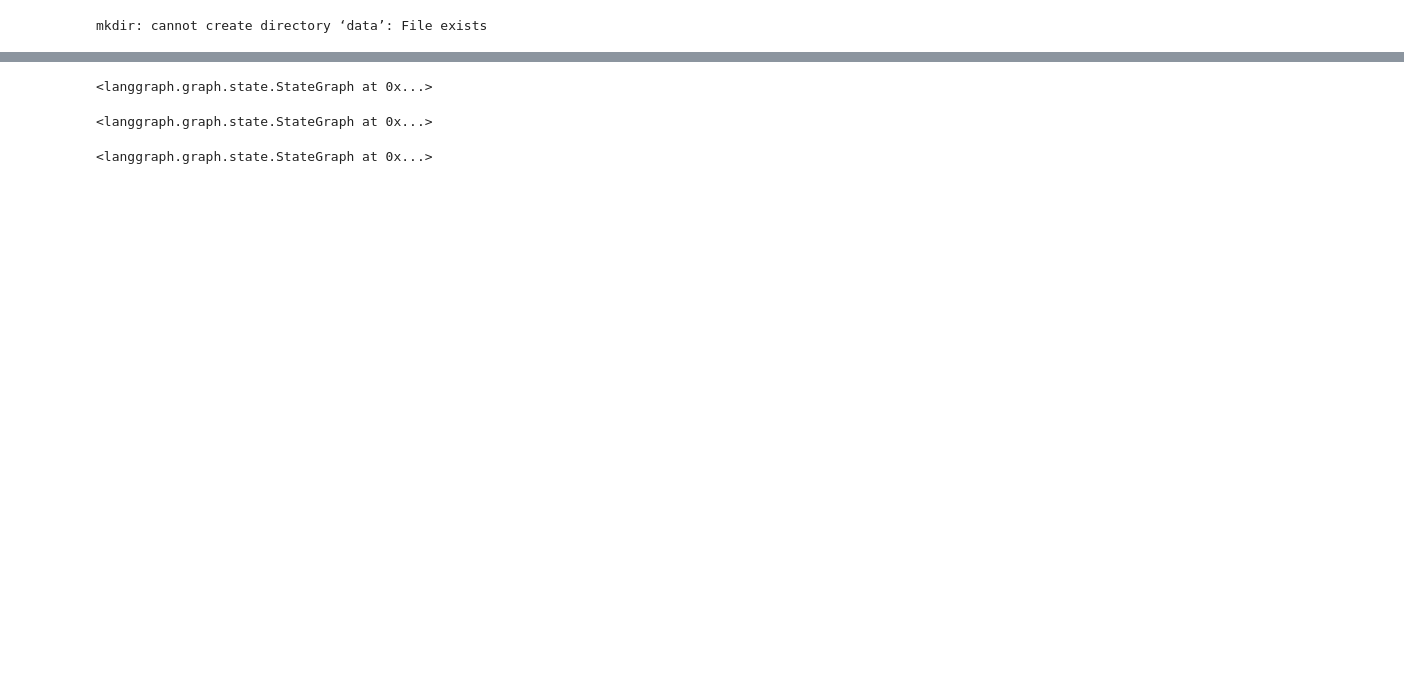
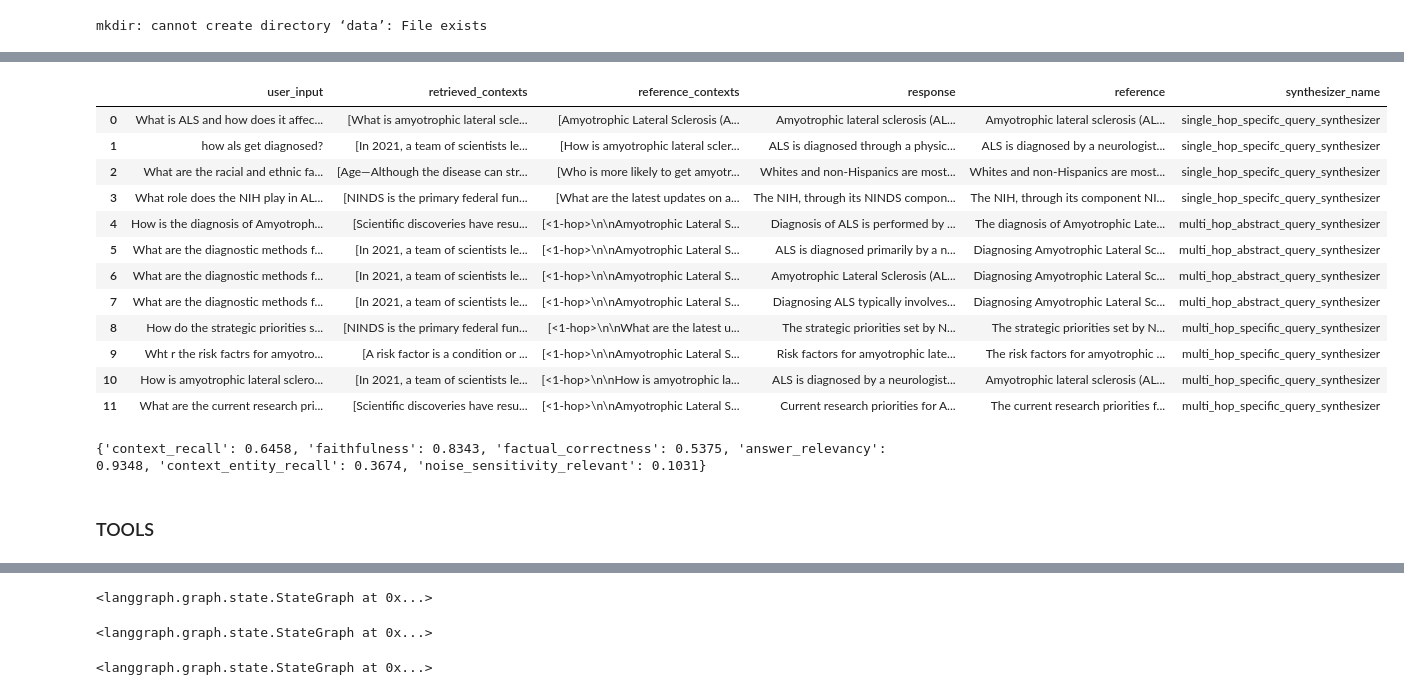
Before and after one commit to ernestobalanzar/AIE5-Midterm, a Jupyter notebook: midterm-1.ipynb, the cells around one changed output, grey strips where cells are left out. Drawn from its saved outputs; the diff is of its cells as text; code cells hidden in the pictures; blank space fills up the shorter version.

```diff
--- a/midterm-1.ipynb
+++ b/midterm-1.ipynb
@@ -53,17 +45,24 @@ Files in data/: ['symotoms.html', 'overview.html', 'mayo-als.html']
 # %%
-from langchain_community.document_loaders import DirectoryLoader
-from langchain_community.document_loaders import BSHTMLLoader
+from langchain_community.document_loaders import DirectoryLoader, BSHTMLLoader, PyPDFLoader
 
 path = "data/"
-text_loader = DirectoryLoader(path, glob="*.html", loader_cls=BSHTMLLoader)
 
-docs = text_loader.load()
+# Load HTML files
+html_loader = DirectoryLoader(path, glob="*.html", loader_cls=BSHTMLLoader)
+html_docs = html_loader.load()
+
+# Load PDF files
+pdf_loader = DirectoryLoader(path, glob="*.pdf", loader_cls=PyPDFLoader)
+pdf_docs = pdf_loader.load()
+
+# Combine both document lists
+docs = html_docs + pdf_docs
 # %%
 from langchain_text_splitters import RecursiveCharacterTextSplitter
 
 text_splitter = RecursiveCharacterTextSplitter(
-    chunk_size = 750,
-    chunk_overlap  = 20,
+    chunk_size = 850,
+    chunk_overlap  = 50,
     length_function = len
 )
 split_documents =  text_splitter.split_documents(docs)
@@ -137,7 +136,7 @@ graph_builder = StateGraph(State).add_sequence([retrieve, generate])
 graph_builder.add_edge(START, "retrieve");
 graph = graph_builder.compile();
 # %%
-response = graph.invoke({"question": "what are the symptoms of ALS?"})
+response = graph.invoke({"question": "Who is more likely to get ALS?"})
 # %%
 response["response"];
 print(response["response"])
@@ -145,0 +147,16 @@ Symptoms of ALS can vary but typically include gradual onset of muscle weakness,
+# %%
+from ragas.llms import LangchainLLMWrapper
+from ragas.embeddings import LangchainEmbeddingsWrapper
+from langchain_openai import ChatOpenAI
+from langchain_openai import OpenAIEmbeddings
+from ragas.metrics import LLMContextRecall, Faithfulness, FactualCorrectness, ResponseRelevancy, ContextEntityRecall, NoiseSensitivity
+from ragas import evaluate, RunConfig, EvaluationDataset
+
+
+generator_llm = LangchainLLMWrapper(ChatOpenAI(model="gpt-4o"))
+generator_embeddings = LangchainEmbeddingsWrapper(OpenAIEmbeddings())
+
+from ragas.testset import TestsetGenerator
+
+generator = TestsetGenerator(llm=generator_llm, embedding_model=generator_embeddings)
+dataset = generator.generate_with_langchain_docs(docs, testset_size=10)
@@ -146,3 +180,43 @@ Symptoms of ALS can vary but typically include gradual onset of muscle weakness,
+# %%
+for test_row in dataset:
+  response = graph.invoke({"question" : test_row.eval_sample.user_input})
+  test_row.eval_sample.response = response["response"]
+  test_row.eval_sample.retrieved_contexts = [context.page_content for context in response["context"]]
+
+dataset.to_pandas()
+# %% [output]
+|  | user_input | retrieved_contexts | reference_contexts | response | reference | synthesizer_name |
+| 0 | What is ALS and how does it affec... | [What is amyotrophic lateral scle... | [Amyotrophic Lateral Sclerosis (A... | Amyotrophic lateral sclerosis (AL... | Amyotrophic lateral sclerosis (AL... | single_hop_specifc_query_synthesizer |
+| 1 | how als get diagnosed? | [In 2021, a team of scientists le... | [How is amyotrophic lateral scler... | ALS is diagnosed through a physic... | ALS is diagnosed by a neurologist... | single_hop_specifc_query_synthesizer |
+| 2 | What are the racial and ethnic fa... | [Age—Although the disease can str... | [Who is more likely to get amyotr... | Whites and non-Hispanics are most... | Whites and non-Hispanics are most... | single_hop_specifc_query_synthesizer |
+| 3 | What role does the NIH play in AL... | [NINDS is the primary federal fun... | [What are the latest updates on a... | The NIH, through its NINDS compon... | The NIH, through its component NI... | single_hop_specifc_query_synthesizer |
+| 4 | How is the diagnosis of Amyotroph... | [Scientific discoveries have resu... | [<1-hop>\n\nAmyotrophic Lateral S... | Diagnosis of ALS is performed by ... | The diagnosis of Amyotrophic Late... | multi_hop_abstract_query_synthesizer |
+| 5 | What are the diagnostic methods f... | [In 2021, a team of scientists le... | [<1-hop>\n\nAmyotrophic Lateral S... | ALS is diagnosed primarily by a n... | Diagnosing Amyotrophic Lateral Sc... | multi_hop_abstract_query_synthesizer |
+| 6 | What are the diagnostic methods f... | [In 2021, a team of scientists le... | [<1-hop>\n\nAmyotrophic Lateral S... | Amyotrophic Lateral Sclerosis (AL... | Diagnosing Amyotrophic Lateral Sc... | multi_hop_abstract_query_synthesizer |
+| 7 | What are the diagnostic methods f... | [In 2021, a team of scientists le... | [<1-hop>\n\nAmyotrophic Lateral S... | Diagnosing ALS typically involves... | Diagnosing Amyotrophic Lateral Sc... | multi_hop_abstract_query_synthesizer |
+| 8 | How do the strategic priorities s... | [NINDS is the primary federal fun... | [<1-hop>\n\nWhat are the latest u... | The strategic priorities set by N... | The strategic priorities set by N... | multi_hop_specific_query_synthesizer |
+| 9 | Wht r the risk factrs for amyotro... | [A risk factor is a condition or ... | [<1-hop>\n\nAmyotrophic Lateral S... | Risk factors for amyotrophic late... | The risk factors for amyotrophic ... | multi_hop_specific_query_synthesizer |
+| 10 | How is amyotrophic lateral sclero... | [In 2021, a team of scientists le... | [<1-hop>\n\nHow is amyotrophic la... | ALS is diagnosed by a neurologist... | Amyotrophic lateral sclerosis (AL... | multi_hop_specific_query_synthesizer |
+| 11 | What are the current research pri... | [Scientific discoveries have resu... | [<1-hop>\n\nAmyotrophic Lateral S... | Current research priorities for A... | The current research priorities f... | multi_hop_specific_query_synthesizer |
+# %%
+
+evaluation_dataset = EvaluationDataset.from_pandas(dataset.to_pandas())
+
+
+evaluator_llm = LangchainLLMWrapper(ChatOpenAI(model="gpt-4o"))
+custom_run_config = RunConfig(timeout=360)
+
+result = evaluate(
+    dataset=evaluation_dataset,
+    metrics=[LLMContextRecall(), Faithfulness(), FactualCorrectness(), ResponseRelevancy(), ContextEntityRecall(), NoiseSensitivity()],
+    llm=evaluator_llm,
+    run_config=custom_run_config
+)
+result
+# %% [output]
+{'context_recall': 0.6458, 'faithfulness': 0.8343, 'factual_correctness': 0.5375, 'answer_relevancy': 0.9348, 'context_entity_recall': 0.3674, 'noise_sensitivity_relevant': 0.1031}
+# %% [markdown]
+### TOOLS
 # %%
 from langchain_core.tools import tool
 from langchain_core.messages import HumanMessage
```
Also changed, not shown: parts of 33 cells of this notebook, 22 other files.
